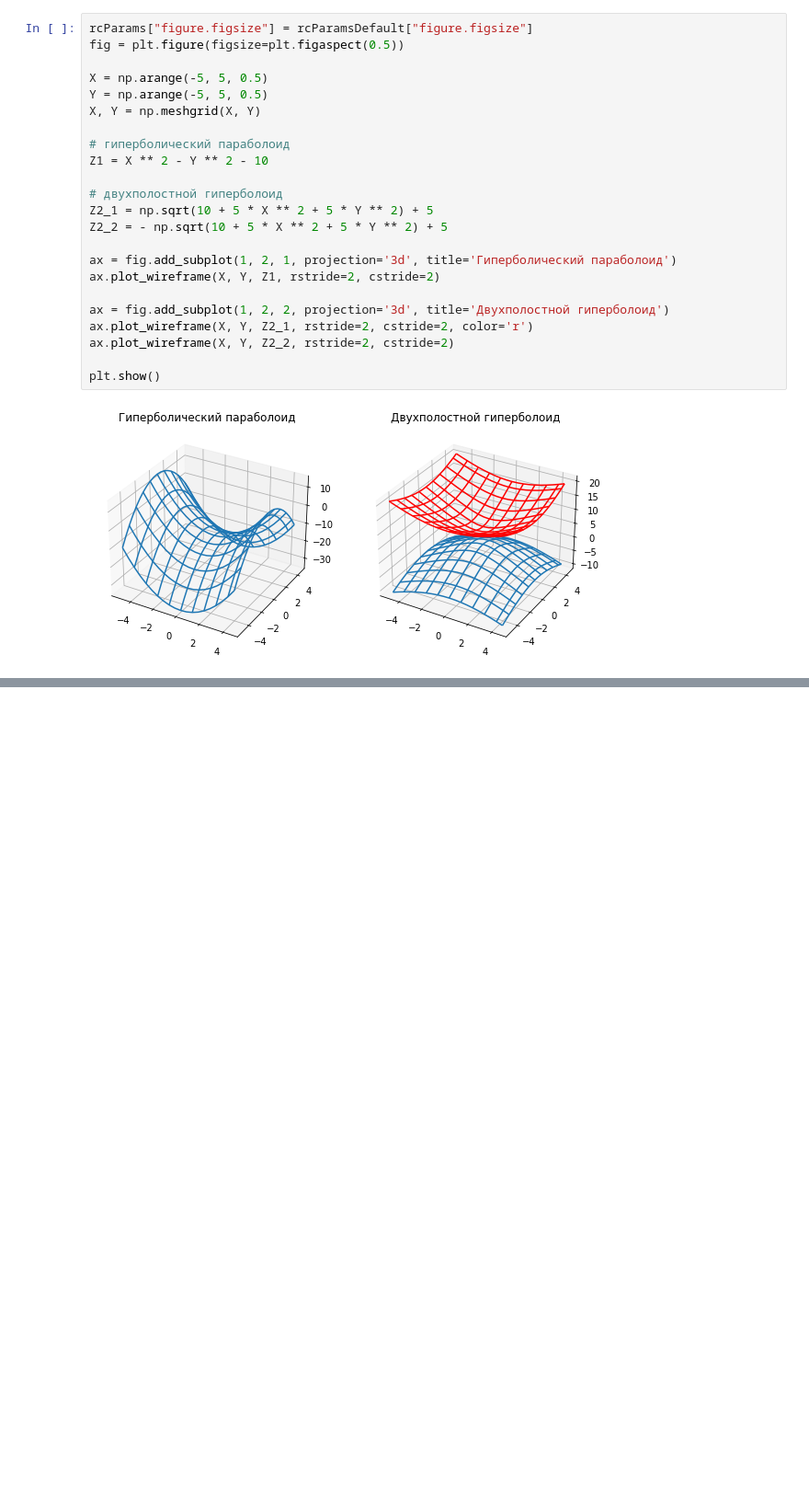
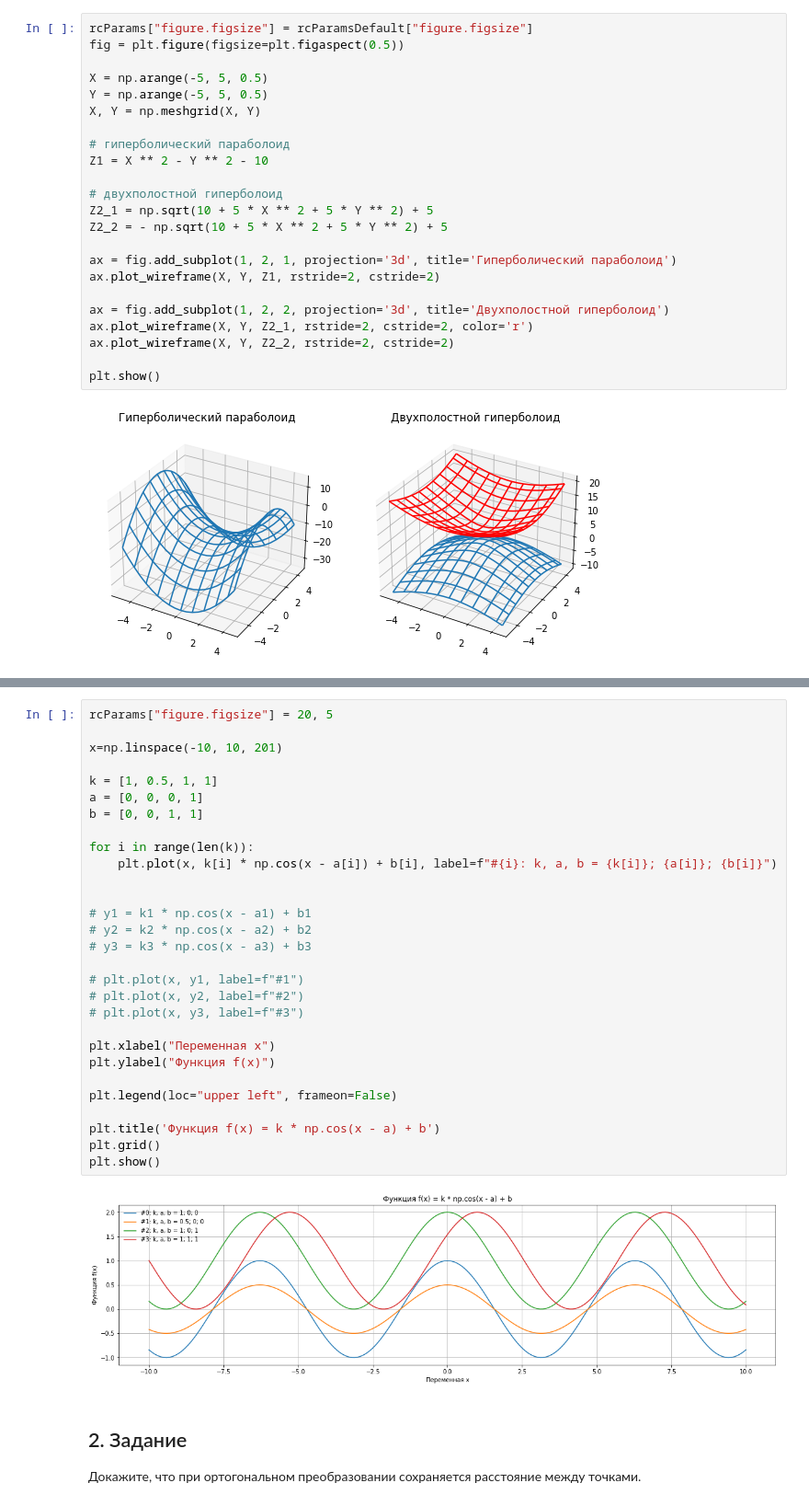
Before and after one commit to Gecod/GB, a Jupyter notebook: 2021.09-10 Introduction to Higher Mathematics/Task_03/Task_03.ipynb, the cells around one changed output, grey strips where cells are left out. Shown at 92% size. Saved outputs shown, nothing was run; the diff lists cells and outputs as text; blank space fills up the shorter version.

```diff
--- a/2021.09-10 Introduction to Higher Mathematics/Task_03/Task_03.ipynb
+++ b/2021.09-10 Introduction to Higher Mathematics/Task_03/Task_03.ipynb
@@ -272,0 +282,34 @@ plt.show()
+# %%
+rcParams["figure.figsize"] = 20, 5
+
+x=np.linspace(-10, 10, 201)
+
+k = [1, 0.5, 1, 1]
+a = [0, 0, 0, 1]
+b = [0, 0, 1, 1]
+
+for i in range(len(k)):
+    plt.plot(x, k[i] * np.cos(x - a[i]) + b[i], label=f"#{i}: k, a, b = {k[i]}; {a[i]}; {b[i]}")
+
+
+# y1 = k1 * np.cos(x - a1) + b1
+# y2 = k2 * np.cos(x - a2) + b2
+# y3 = k3 * np.cos(x - a3) + b3
+
+# plt.plot(x, y1, label=f"#1")
+# plt.plot(x, y2, label=f"#2")
+# plt.plot(x, y3, label=f"#3")
+
+plt.xlabel("Переменная x")
+plt.ylabel("Функция f(x)")
+
+plt.legend(loc="upper left", frameon=False)
+
+plt.title('Функция f(x) = k * np.cos(x - a) + b')
+plt.grid()
+plt.show()
+# %% [output]
+[figure, added]
+# %% [markdown]
+## 2. Задание
+Докажите, что при ортогональном преобразовании сохраняется расстояние между точками.
```
Also changed, not shown: parts of 4 cells of this notebook.
